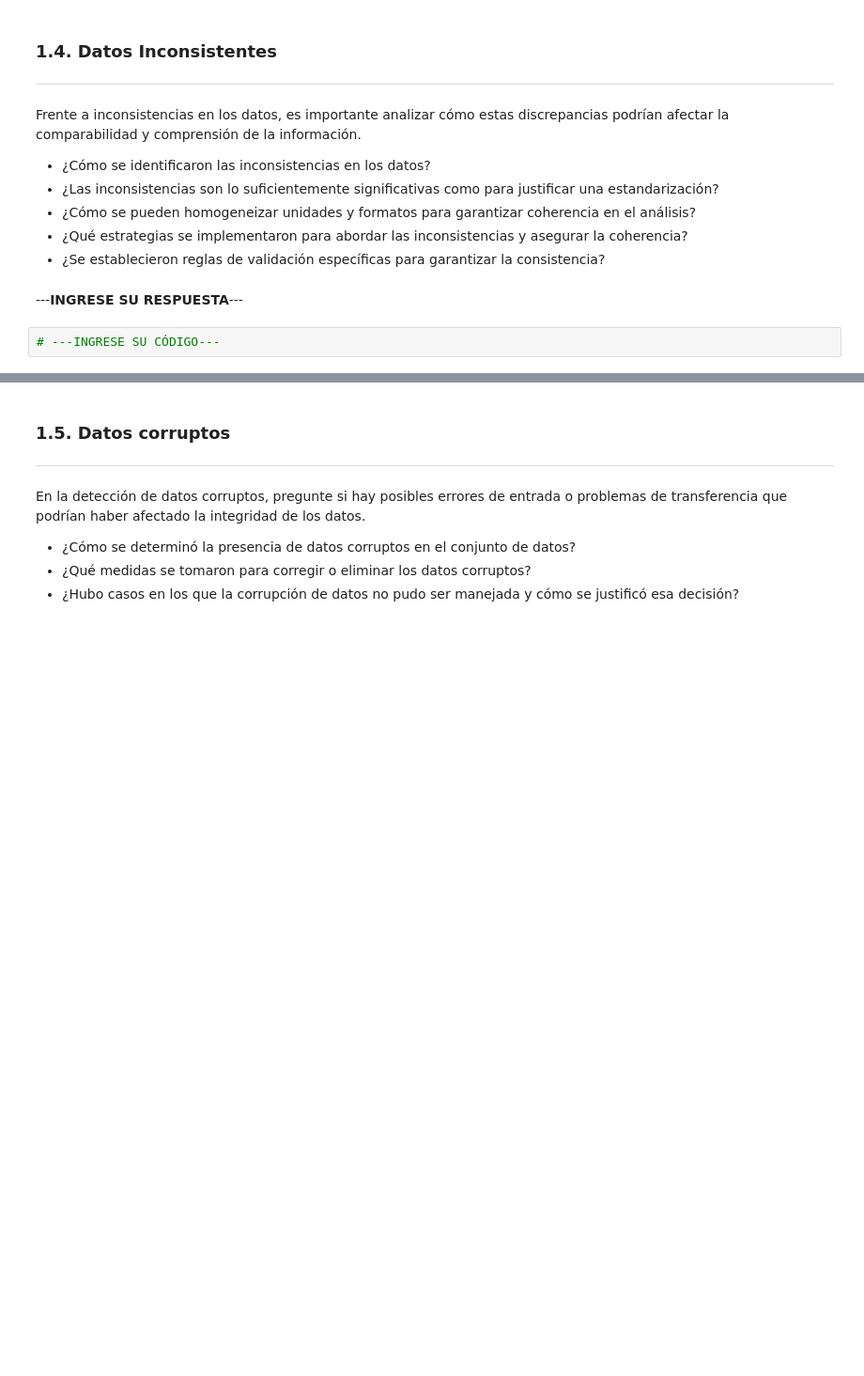
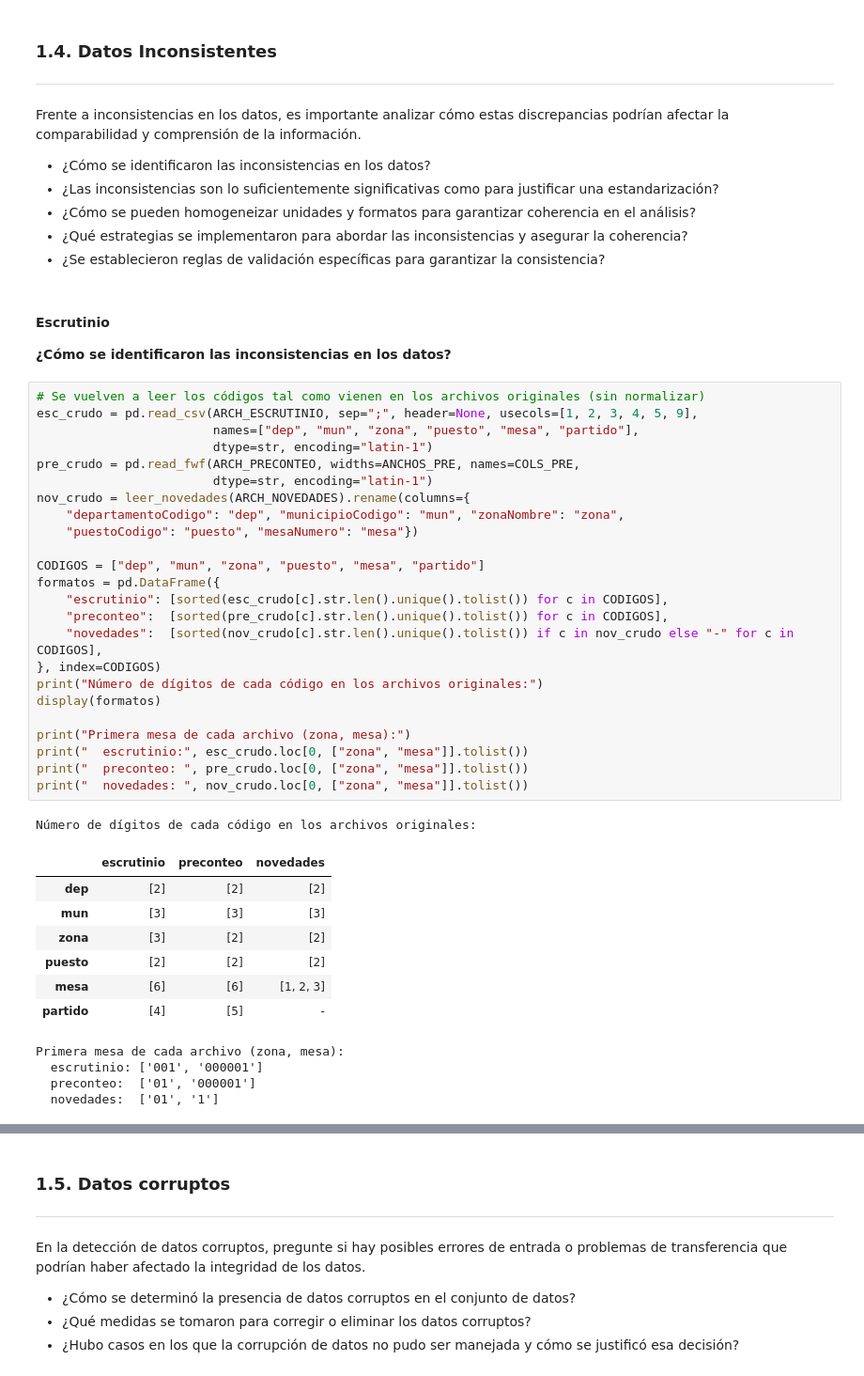
Before and after one commit to byepesg/ml-final-project, a Jupyter notebook: notebooks/03_data_preparation/aleja.ipynb, the cells around one changed output, grey strips where cells are left out. Shown at 94% size. Drawn from its saved outputs; the diff is of its cells as text; blank space fills up the shorter version.

```diff
--- a/notebooks/03_data_preparation/aleja.ipynb
+++ b/notebooks/03_data_preparation/aleja.ipynb
@@ -496,7 +594,44 @@ Frente a inconsistencias en los datos, es importante analizar cómo estas discre
 * ¿Cómo se pueden homogeneizar unidades y formatos para garantizar coherencia en el análisis?
 * ¿Qué estrategias se implementaron para abordar las inconsistencias y asegurar la coherencia?
 * ¿Se establecieron reglas de validación específicas para garantizar la consistencia?
-# %% [markdown]
----**INGRESE SU RESPUESTA**---
-# %%
-# ---INGRESE SU CÓDIGO---
+# %% [markdown]
+#### Escrutinio
+
+**¿Cómo se identificaron las inconsistencias en los datos?**
+# %%
+# Se vuelven a leer los códigos tal como vienen en los archivos originales (sin normalizar)
+esc_crudo = pd.read_csv(ARCH_ESCRUTINIO, sep=";", header=None, usecols=[1, 2, 3, 4, 5, 9],
+                        names=["dep", "mun", "zona", "puesto", "mesa", "partido"],
+                        dtype=str, encoding="latin-1")
+pre_crudo = pd.read_fwf(ARCH_PRECONTEO, widths=ANCHOS_PRE, names=COLS_PRE,
+                        dtype=str, encoding="latin-1")
+nov_crudo = leer_novedades(ARCH_NOVEDADES).rename(columns={
+    "departamentoCodigo": "dep", "municipioCodigo": "mun", "zonaNombre": "zona",
+    "puestoCodigo": "puesto", "mesaNumero": "mesa"})
+
+CODIGOS = ["dep", "mun", "zona", "puesto", "mesa", "partido"]
+formatos = pd.DataFrame({
+    "escrutinio": [sorted(esc_crudo[c].str.len().unique().tolist()) for c in CODIGOS],
+    "preconteo":  [sorted(pre_crudo[c].str.len().unique().tolist()) for c in CODIGOS],
+    "novedades":  [sorted(nov_crudo[c].str.len().unique().tolist()) if c in nov_crudo else "-" for c in CODIGOS],
+}, index=CODIGOS)
+print("Número de dígitos de cada código en los archivos originales:")
+display(formatos)
+
+print("Primera mesa de cada archivo (zona, mesa):")
+print("  escrutinio:", esc_crudo.loc[0, ["zona", "mesa"]].tolist())
+print("  preconteo: ", pre_crudo.loc[0, ["zona", "mesa"]].tolist())
+print("  novedades: ", nov_crudo.loc[0, ["zona", "mesa"]].tolist())
+# %% [output]
+Número de dígitos de cada código en los archivos originales:
+|  | escrutinio | preconteo | novedades |
+| dep | [2] | [2] | [2] |
+| mun | [3] | [3] | [3] |
+| zona | [3] | [2] | [2] |
+| puesto | [2] | [2] | [2] |
+| mesa | [6] | [6] | [1, 2, 3] |
+| partido | [4] | [5] | - |
+Primera mesa de cada archivo (zona, mesa):
+  escrutinio: ['001', '000001']
+  preconteo:  ['01', '000001']
+  novedades:  ['01', '1']
```
Also changed, not shown: parts of 63 cells of this notebook.
